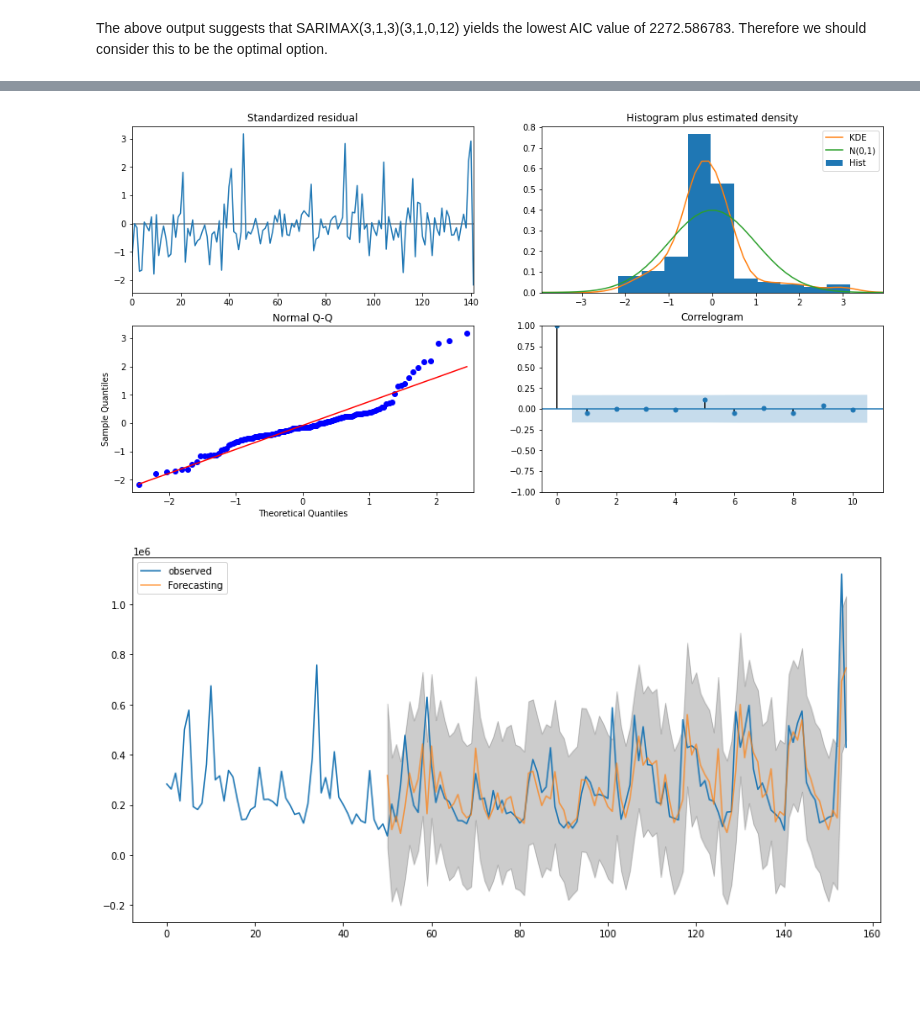
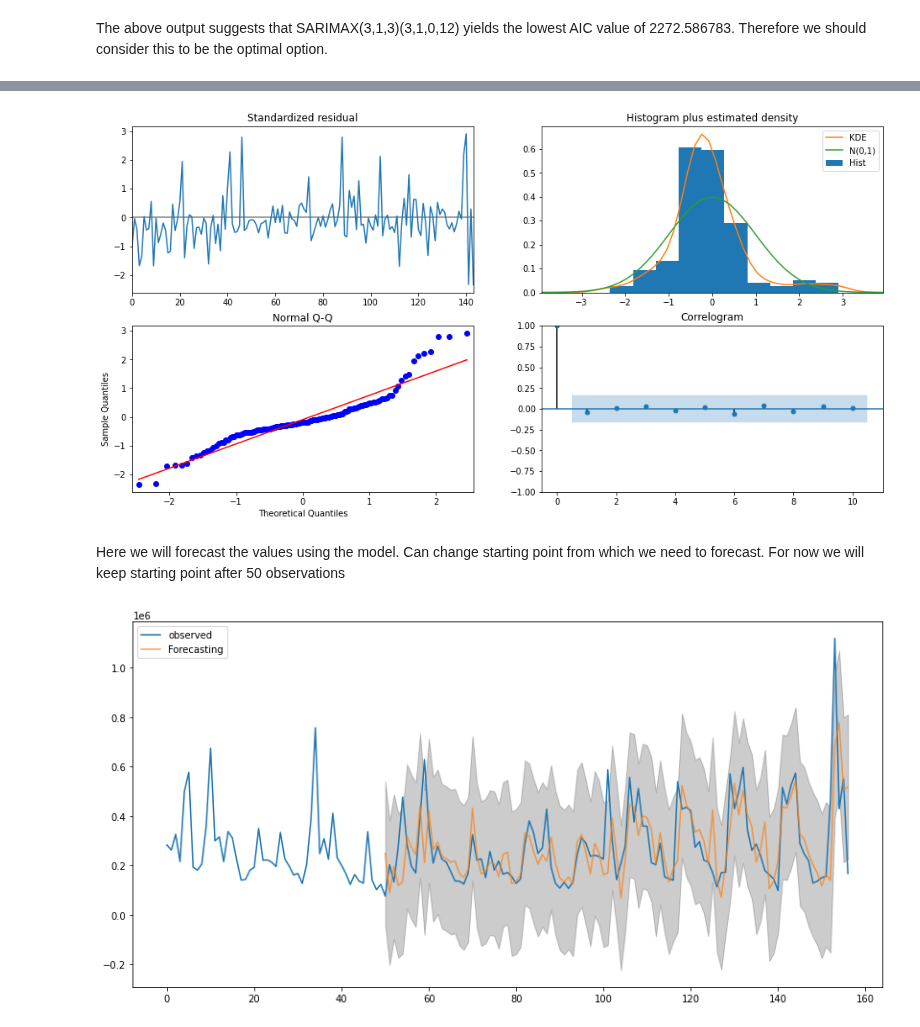
Before and after one commit to rnair7163/LabelMaster_Sales_Forecasting, a Jupyter notebook: books_sarima.ipynb, the cells around one changed output, grey strips where cells are left out. Cells and saved outputs as stored; diff of their text form; code cells hidden in the pictures; blank space fills up the shorter version.

Commit message:
Model Evaluation to evaluate performance of Sarima

```diff
--- a/books_sarima.ipynb
+++ b/books_sarima.ipynb
@@ -24,7 +24,8 @@ from tqdm import tqdm_notebook
 
 from sklearn.metrics import mean_squared_error
 # %%
-books = pd.read_csv('/content/drive/MyDrive/Label_Master Forecasting Datasets/Books_ext_fs.csv')
+#books = pd.read_csv('/content/drive/MyDrive/Label_Master Forecasting Datasets/Books_ext_fs.csv')
+books = pd.read_csv('/content/drive/MyDrive/Colab Notebooks/LabelMaster/LabelMaster Data/Books_ext.csv')
 sales = books[['Year_Month','Sum of Sales']]
 sales
 # %% [output]
@@ -264,7 +266,7 @@ The above output suggests that SARIMAX(3,1,3)(3,1,0,12) yields the lowest AIC va
 # %%
 mod = sm.tsa.statespace.SARIMAX(sales['Sum of Sales'],
                                 order=(3, 1, 3),
-                                seasonal_order=(3, 1, 0, 12))
+                                seasonal_order=(3, 1, 1, 12))
 results = mod.fit()
 print(results.summary())
 # %% [output]
@@ -289,16 +291,20 @@ Warnings:
 results.plot_diagnostics(figsize=(16, 8))
 plt.show()
 # %% [output]
-[figure, old version]
+[figure, new version]
+# %% [markdown]
+Here we will forecast the values using the model. Can change starting point from which we need to forecast. For now we will keep starting point after 50 observations
 # %%
-pred = results.get_prediction(start=50, dynamic=False)
+#Point from which prediction starts
+start_point = 50
+pred = results.get_prediction(start=start_point, dynamic=False)
 pred_ci = pred.conf_int()
-ax = sales['Sum of Sales'].plot(label='observed')
+ax = sales['Sum of Sales'].plot(label='observed',)
 pred.predicted_mean.plot(ax=ax, label='Forecasting', alpha=.7, figsize=(14, 7))
 ax.fill_between(pred_ci.index,
                 pred_ci.iloc[:, 0],
                 pred_ci.iloc[:, 1], color='k', alpha=.2)
 plt.legend()
 plt.show()
 # %% [output]
-[figure, old version]
+[figure, new version]
```
Also changed, not shown: parts of 18 cells of this notebook.
